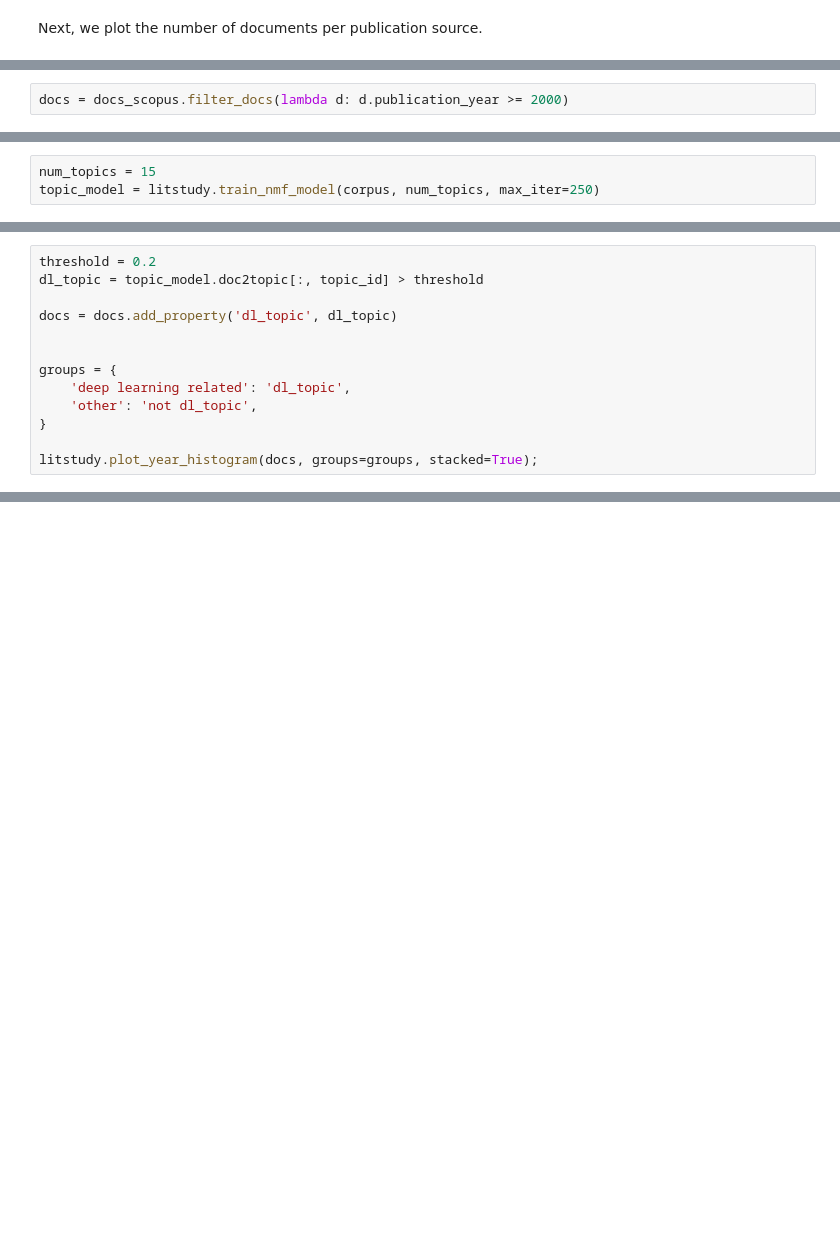
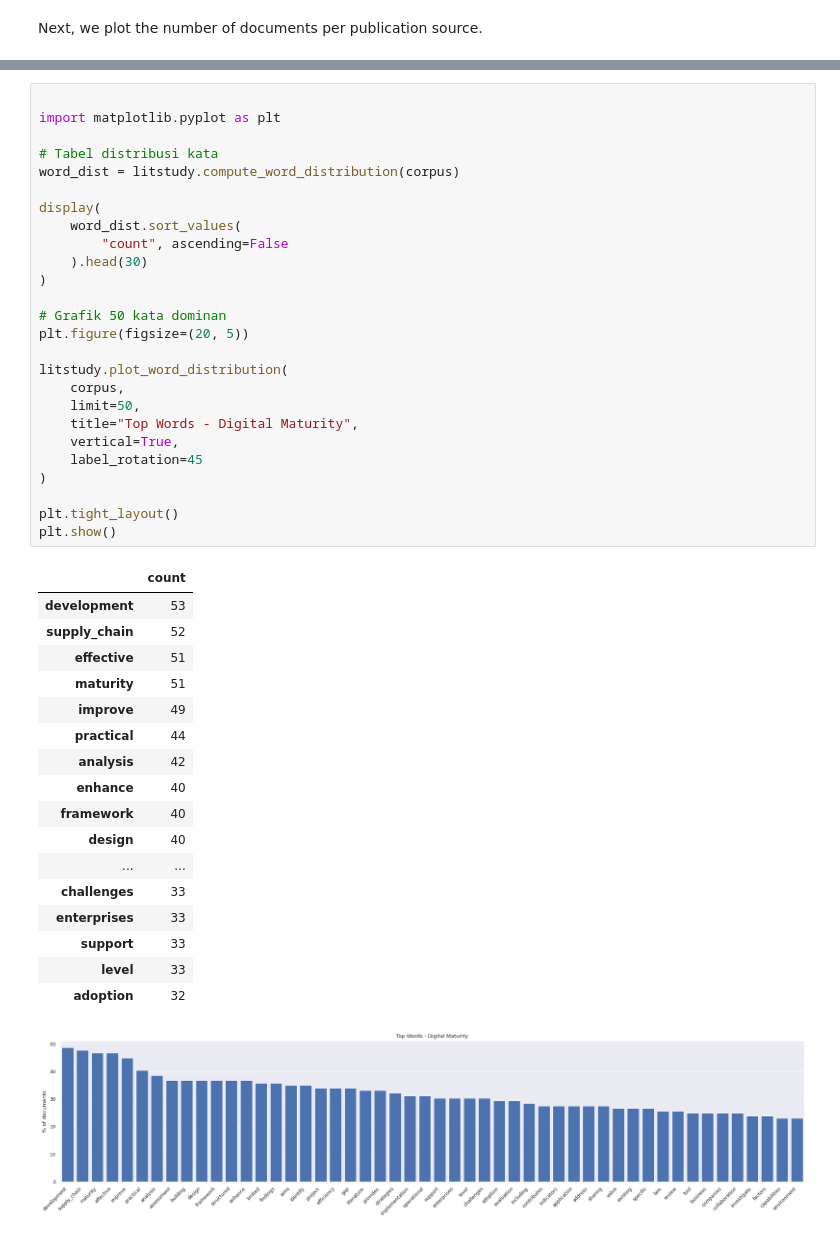
Before and after one commit to aliyaaar/litstudy, a Jupyter notebook: notebooks/mtl.ipynb, the cells around one changed output, grey strips where cells are left out. Drawn from its saved outputs; the diff is of its cells as text; blank space fills up the shorter version.

```diff
--- a/notebooks/mtl.ipynb
+++ b/notebooks/mtl.ipynb
@@ -119,2 +287,0 @@ In this example, we discover that one document was published in 1997. This docum
-# %%
-docs = docs_scopus.filter_docs(lambda d: d.publication_year >= 2000)
@@ -176,3 +287,0 @@ This word distribution looks normal. Next, we train an NMF topic model. Topic mo
-# %%
-num_topics = 15
-topic_model = litstudy.train_nmf_model(corpus, num_topics, max_iter=250)
@@ -213,13 +287,0 @@ After this, we define two groups: documents that have the tag "dl_topic" and doc
-# %%
-threshold = 0.2
-dl_topic = topic_model.doc2topic[:, topic_id] > threshold
-
-docs = docs.add_property('dl_topic', dl_topic)
-
-
-groups = {
-    'deep learning related': 'dl_topic',
-    'other': 'not dl_topic',
-}
-
-litstudy.plot_year_histogram(docs, groups=groups, stacked=True);
@@ -252,0 +316,45 @@ table.sort_values(by='ratio', ascending=False)
+# %%
+
+import matplotlib.pyplot as plt
+
+# Tabel distribusi kata
+word_dist = litstudy.compute_word_distribution(corpus)
+
+display(
+    word_dist.sort_values(
+        "count", ascending=False
+    ).head(30)
+)
+
+# Grafik 50 kata dominan
+plt.figure(figsize=(20, 5))
+
+litstudy.plot_word_distribution(
+    corpus,
+    limit=50,
+    title="Top Words - Digital Maturity",
+    vertical=True,
+    label_rotation=45
+)
+
+plt.tight_layout()
+plt.show()
+# %% [output]
+|  | count |
+| development | 53 |
+| supply_chain | 52 |
+| effective | 51 |
+| maturity | 51 |
+| improve | 49 |
+| practical | 44 |
+| analysis | 42 |
+| enhance | 40 |
+| framework | 40 |
+| design | 40 |
+| ... | ... |
+| challenges | 33 |
+| enterprises | 33 |
+| support | 33 |
+| level | 33 |
+| adoption | 32 |
+[figure, added]
```
Also changed, not shown: parts of 58 cells of this notebook.
